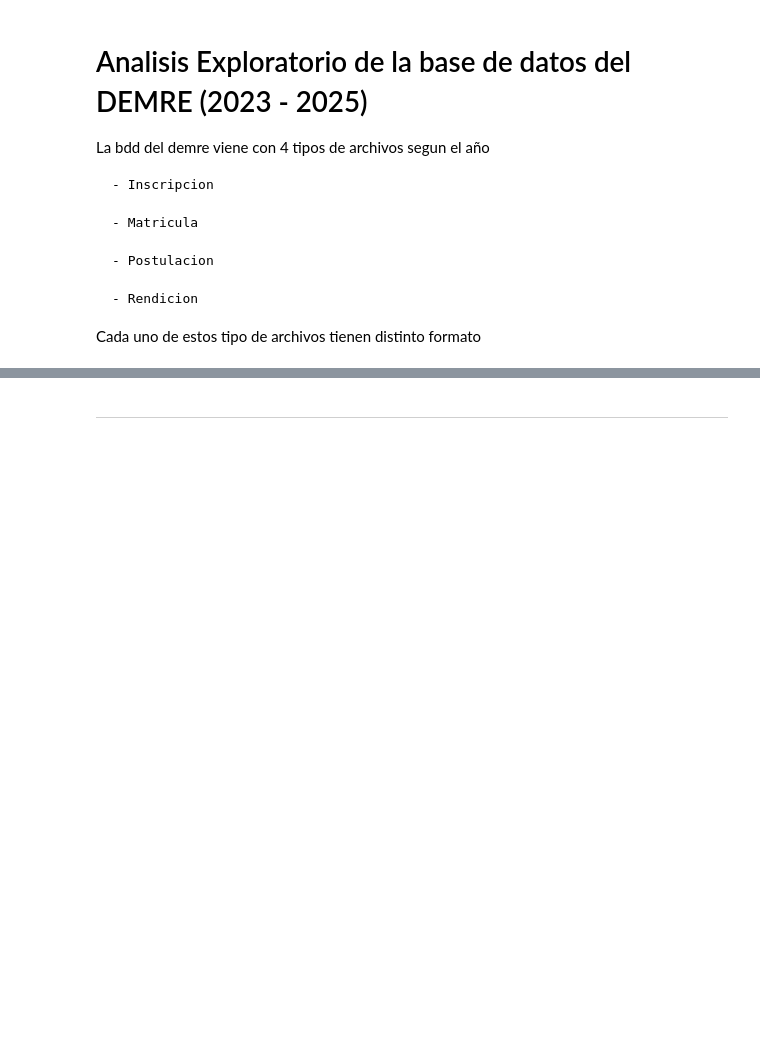
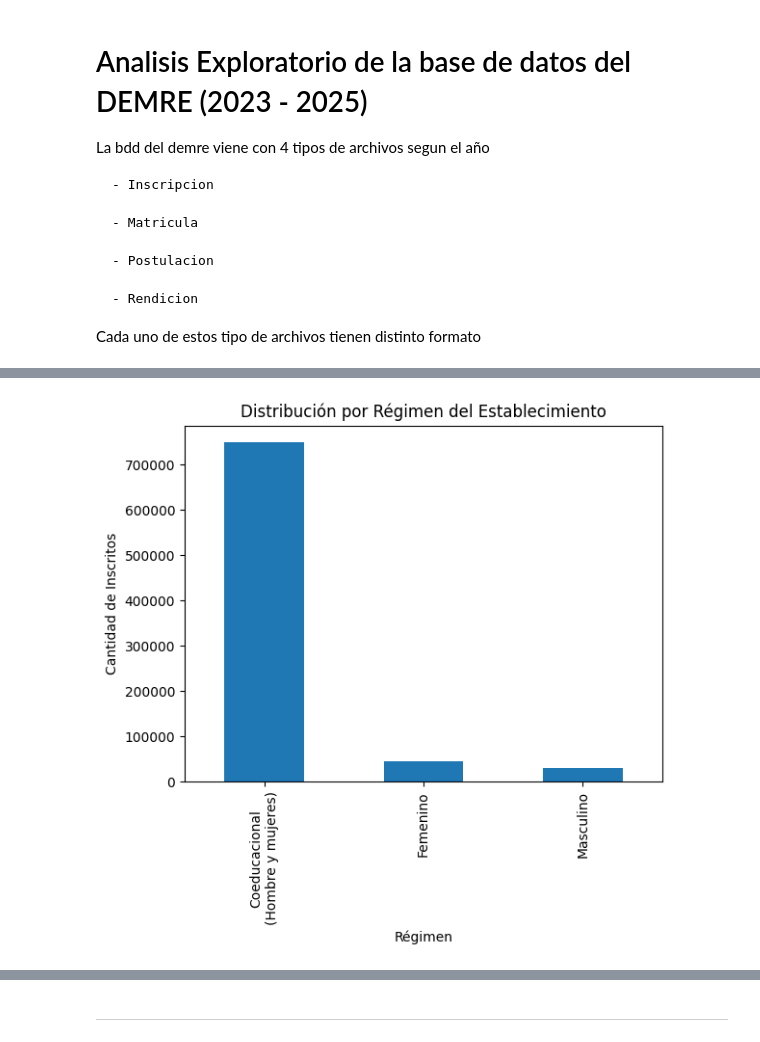
Before and after one commit to LmChicao/Proyecto-Intro-Ciencias-de-datos-2025-2-, a Jupyter notebook: Analisis Exploratorio/EDA - Inscripcion.ipynb, the cells around one changed output, grey strips where cells are left out. Saved outputs shown, nothing was run; the diff lists cells and outputs as text; code cells hidden in the pictures; blank space fills up the shorter version.

```diff
--- a/Analisis Exploratorio/EDA - Inscripcion.ipynb
+++ b/Analisis Exploratorio/EDA - Inscripcion.ipynb
@@ -212,0 +321,11 @@ Index(['ID_aux', 'ANYO_PROCESO', 'SEXO', 'RBD', 'COD_ENS', 'REGIMEN',
+# %%
+#VISUALIZACION DE LOS DATOS - REGIMEN
+df_inscripciones_final['REGIMEN'].replace({1:'Masculino', 2:'Femenino', 3:'Coeducacional\n(Hombre y mujeres)'}).value_counts().plot(
+    kind='bar'
+)
+plt.title("Distribución por Régimen del Establecimiento")
+plt.xlabel("Régimen")
+plt.ylabel("Cantidad de Inscritos")
+plt.show()
+# %% [output]
+[figure, added]
```
Also changed, not shown: parts of 18 cells of this notebook, 4 other files.
